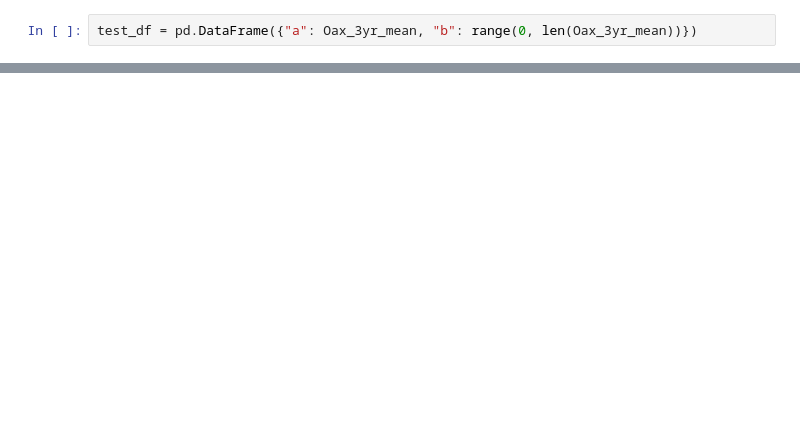
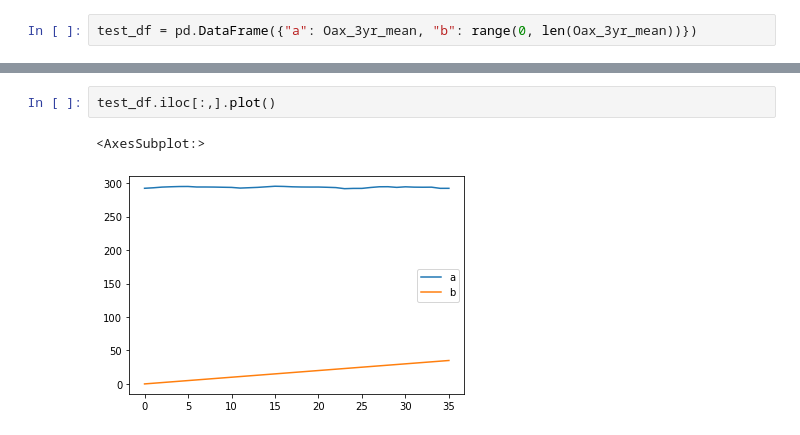
Before and after one commit to jwynneuo/FutureOfCoffee, a Jupyter notebook: Coffeeproj.ipynb, the cells around one changed output, grey strips where cells are left out. Drawn from its saved outputs; the diff is of its cells as text; blank space fills up the shorter version.

```diff
--- a/Coffeeproj.ipynb
+++ b/Coffeeproj.ipynb
@@ -197,0 +157,5 @@ test_df.iloc[:,0].plot()
+# %%
+test_df.iloc[:,].plot()
+# %% [output]
+<AxesSubplot:>
+[figure, added]
```
Also changed, not shown: parts of 15 cells of this notebook, 2 other files.
